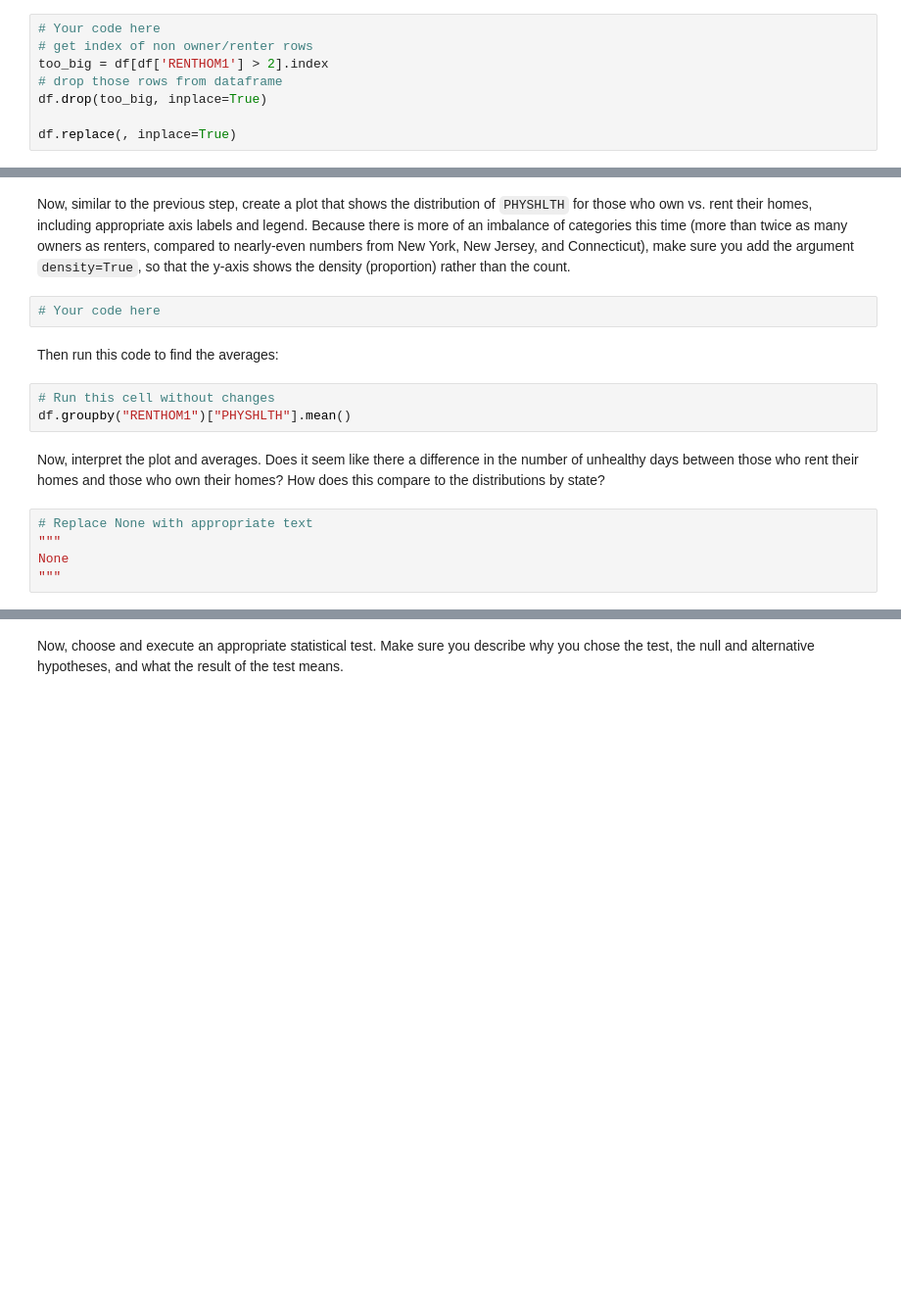
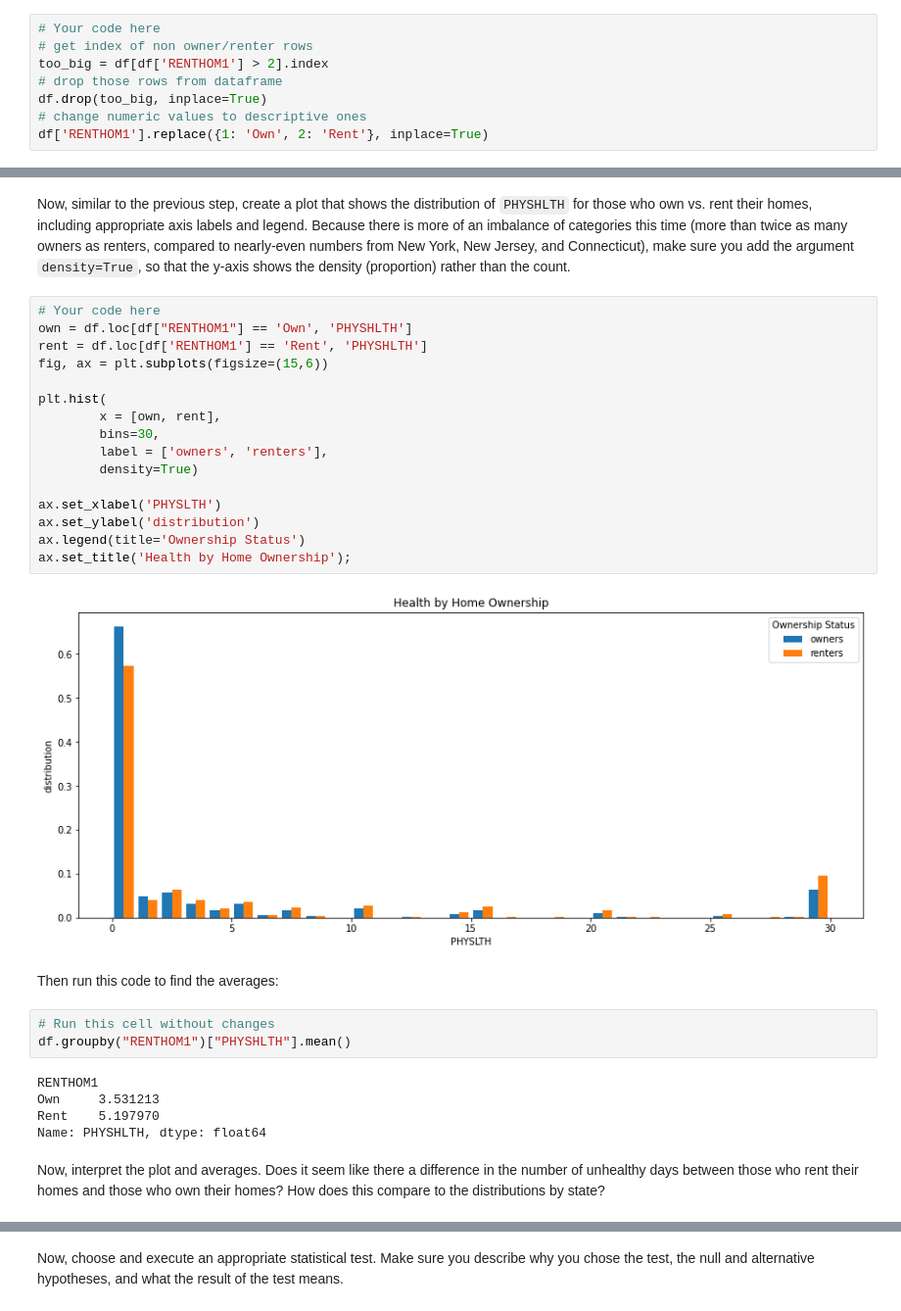
Before and after one commit to terminalcoder/dsc-hypothesis-testing-lab, a Jupyter notebook: index.ipynb, the cells around one changed output, grey strips where cells are left out. Shown at 98% size. Drawn from its saved outputs; the diff is of its cells as text; blank space fills up the shorter version.

Commit message:
added ownership

```diff
--- a/index.ipynb
+++ b/index.ipynb
@@ -331,8 +335,8 @@ In the cell below, modify `df` so that we have dropped all records where the `RE
 too_big = df[df['RENTHOM1'] > 2].index
 # drop those rows from dataframe
 df.drop(too_big, inplace=True)
-
-df.replace(, inplace=True)
+# change numeric values to descriptive ones
+df['RENTHOM1'].replace({1: 'Own', 2: 'Rent'}, inplace=True)
 # %%
 # Run this cell without changes
 df["RENTHOM1"].value_counts()
@@ -348,17 +356,33 @@ assert df.shape == (31934, 358)
 assert sorted(list(df["RENTHOM1"].value_counts().index)) == ['Own', 'Rent']
 # %% [markdown]
 Now, similar to the previous step, create a plot that shows the distribution of `PHYSHLTH` for those who own vs. rent their homes, including appropriate axis labels and legend. Because there is more of an imbalance of categories this time (more than twice as many owners as renters, compared to nearly-even numbers from New York, New Jersey, and Connecticut), make sure you add the argument `density=True`, so that the y-axis shows the density (proportion) rather than the count.
-# %%
-# Your code here
+# %%
+# Your code here
+own = df.loc[df["RENTHOM1"] == 'Own', 'PHYSHLTH']
+rent = df.loc[df['RENTHOM1'] == 'Rent', 'PHYSHLTH']
+fig, ax = plt.subplots(figsize=(15,6))
+
+plt.hist(
+        x = [own, rent],
+        bins=30,
+        label = ['owners', 'renters'],
+        density=True)
+
+ax.set_xlabel('PHYSLTH')
+ax.set_ylabel('distribution')
+ax.legend(title='Ownership Status')
+ax.set_title('Health by Home Ownership');
+# %% [output]
+[figure, added]
 # %% [markdown]
 Then run this code to find the averages:
 # %%
 # Run this cell without changes
 df.groupby("RENTHOM1")["PHYSHLTH"].mean()
+# %% [output]
+RENTHOM1
+Own     3.531213
+Rent    5.197970
+Name: PHYSHLTH, dtype: float64
 # %% [markdown]
 Now, interpret the plot and averages. Does it seem like there a difference in the number of unhealthy days between those who rent their homes and those who own their homes? How does this compare to the distributions by state?
-# %%
-# Replace None with appropriate text
-"""
-None
-"""
```
Also changed, not shown: parts of 7 cells of this notebook.
